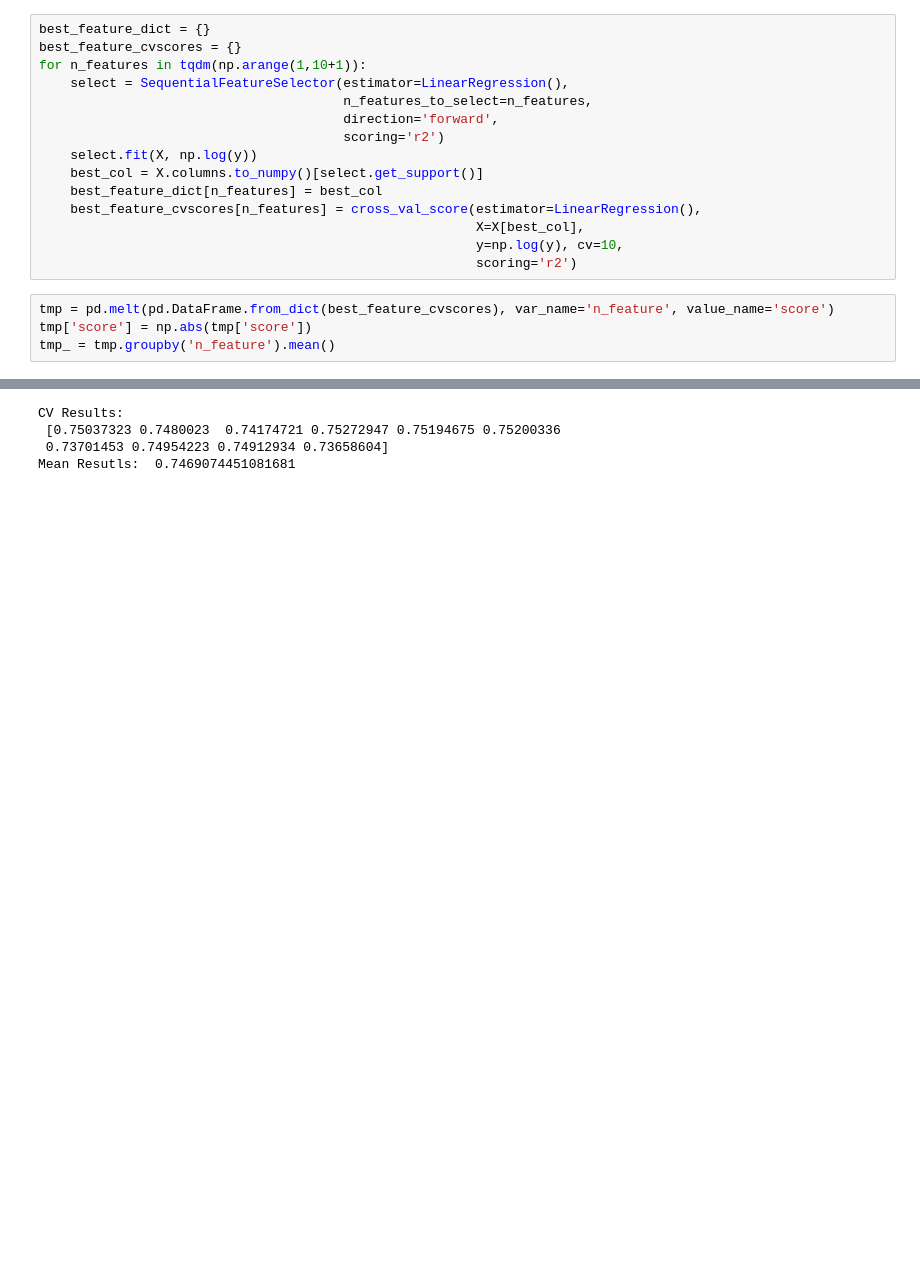
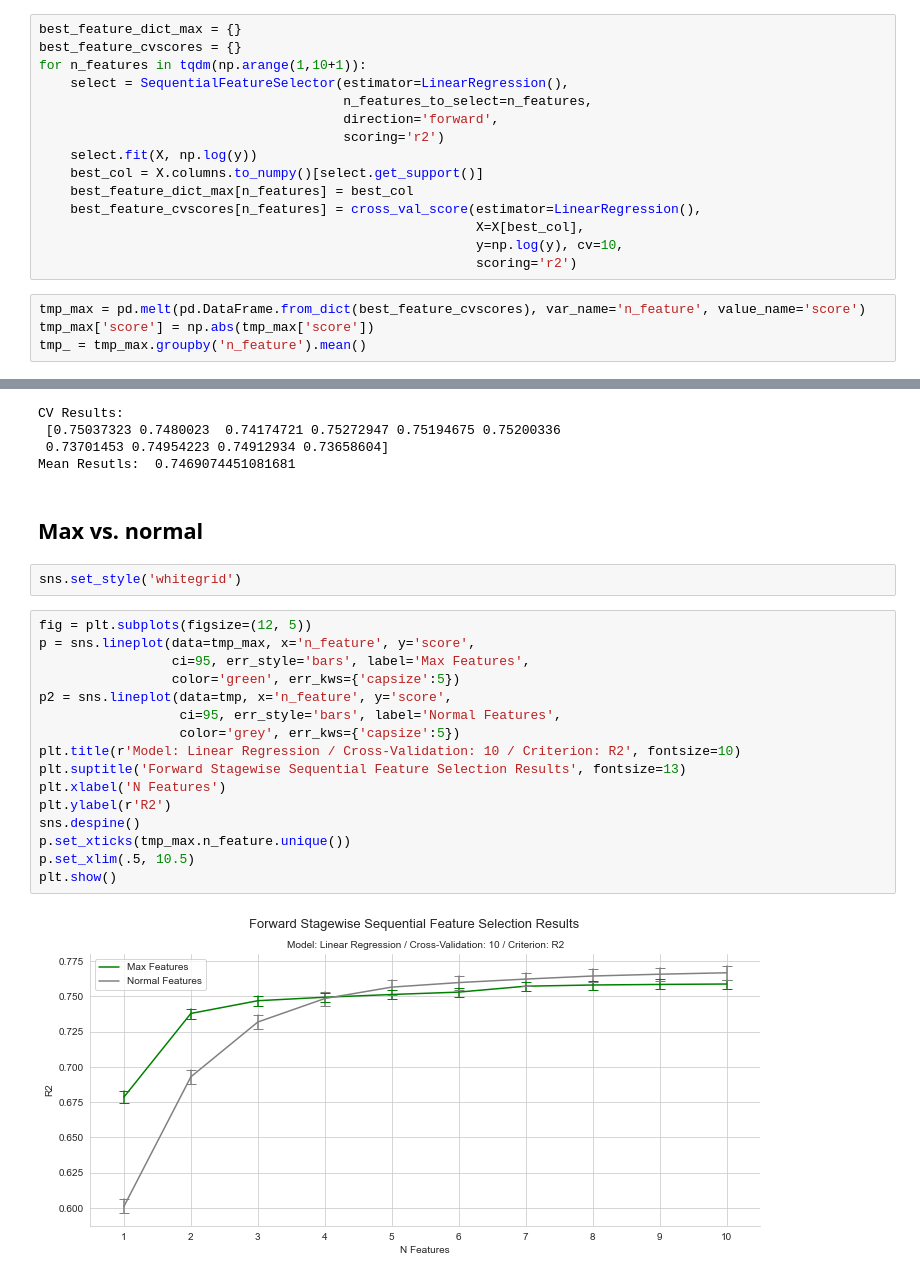
Before and after one commit to FiratSaritas/Safety-for-Alpine-Villages, a Jupyter notebook: model/Benchmark/benchmark_spg2.ipynb, the cells around one changed output, grey strips where cells are left out. Drawn from its saved outputs; the diff is of its cells as text; blank space fills up the shorter version.

```diff
--- a/model/Benchmark/benchmark_spg2.ipynb
+++ b/model/Benchmark/benchmark_spg2.ipynb
@@ -127,7 +127,7 @@ df_max.shape
 # %% [output]
 (52463, 13)
 # %%
-best_feature_dict = {}
+best_feature_dict_max = {}
 best_feature_cvscores = {}
 for n_features in tqdm(np.arange(1,10+1)):
     select = SequentialFeatureSelector(estimator=LinearRegression(),
@@ -136,14 +136,14 @@ for n_features in tqdm(np.arange(1,10+1)):
                                        scoring='r2')
     select.fit(X, np.log(y))
     best_col = X.columns.to_numpy()[select.get_support()]
-    best_feature_dict[n_features] = best_col
+    best_feature_dict_max[n_features] = best_col
     best_feature_cvscores[n_features] = cross_val_score(estimator=LinearRegression(),
                                                         X=X[best_col],
                                                         y=np.log(y), cv=10,
                                                         scoring='r2')
 # %%
-tmp = pd.melt(pd.DataFrame.from_dict(best_feature_cvscores), var_name='n_feature', value_name='score')
-tmp['score'] = np.abs(tmp['score'])
-tmp_ = tmp.groupby('n_feature').mean()
+tmp_max = pd.melt(pd.DataFrame.from_dict(best_feature_cvscores), var_name='n_feature', value_name='score')
+tmp_max['score'] = np.abs(tmp_max['score'])
+tmp_ = tmp_max.groupby('n_feature').mean()
 # %%
 fig = plt.subplots(figsize=(12, 5))
@@ -175,3 +175,25 @@ CV Results:
  [0.75037323 0.7480023  0.74174721 0.75272947 0.75194675 0.75200336
  0.73701453 0.74954223 0.74912934 0.73658604]
 Mean Resutls:  0.7469074451081681
+# %% [markdown]
+## Max vs. normal
+# %%
+sns.set_style('whitegrid')
+# %%
+fig = plt.subplots(figsize=(12, 5))
+p = sns.lineplot(data=tmp_max, x='n_feature', y='score',
+                 ci=95, err_style='bars', label='Max Features',
+                 color='green', err_kws={'capsize':5})
+p2 = sns.lineplot(data=tmp, x='n_feature', y='score',
+                  ci=95, err_style='bars', label='Normal Features',
+                  color='grey', err_kws={'capsize':5})
+plt.title(r'Model: Linear Regression / Cross-Validation: 10 / Criterion: R2', fontsize=10)
+plt.suptitle('Forward Stagewise Sequential Feature Selection Results', fontsize=13)
+plt.xlabel('N Features')
+plt.ylabel(r'R2')
+sns.despine()
+p.set_xticks(tmp_max.n_feature.unique())
+p.set_xlim(.5, 10.5)
+plt.show()
+# %% [output]
+[figure, added]
```
Also changed, not shown: parts of 11 cells of this notebook.
